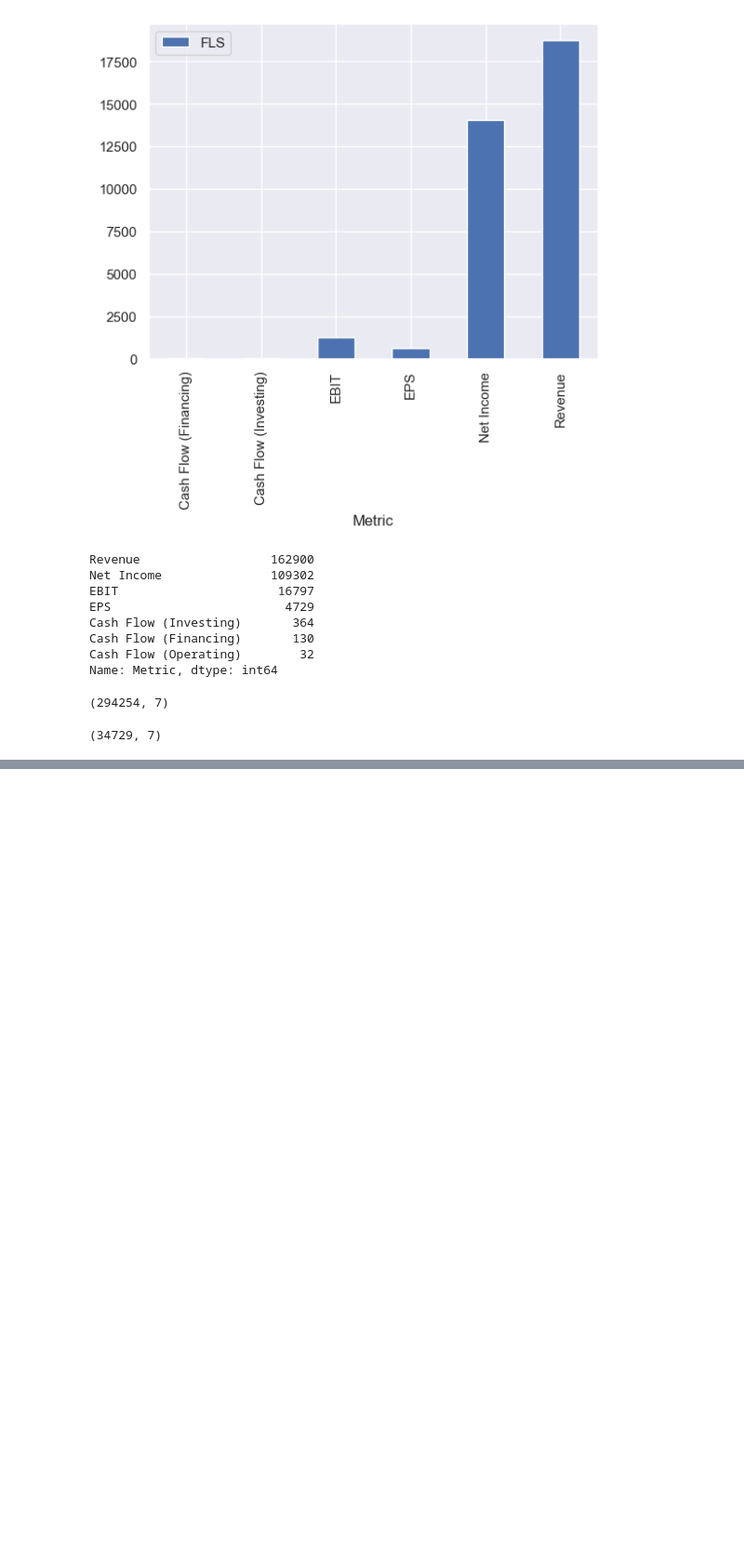
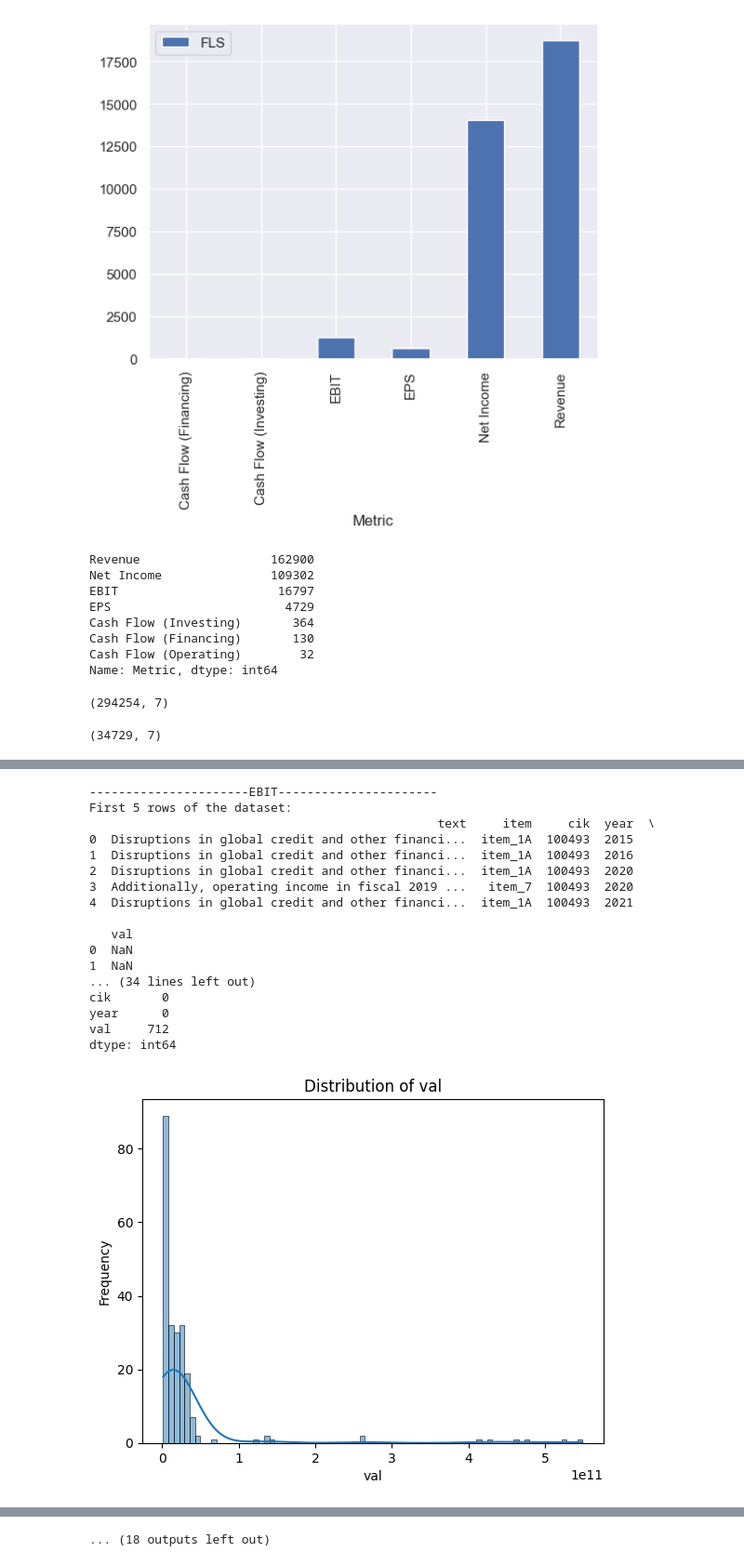
Before and after one commit to nkhanhle23/thesis, a Jupyter notebook: notebooks/eda.ipynb, the cells around one changed output, grey strips where cells are left out. Shown at 93% size. Saved outputs shown, nothing was run; the diff lists cells and outputs as text; code cells hidden in the pictures; blank space fills up the shorter version.

```diff
--- a/notebooks/eda.ipynb
+++ b/notebooks/eda.ipynb
@@ -168,0 +420,6 @@ df_fls.shape
+# %%
+# Get all csv files from finbert_data folder
+fb_file_path = '../datasets/finbert_data/'
+fb_files = [file for file in os.listdir(fb_file_path) if file.endswith('.csv')]
+fb_files.sort()
+fb_files
@@ -168,0 +549,73 @@ df_fls.shape
+# %%
+for file in fb_files:
+    data = pd.read_csv(fb_file_path + file)
+    metric_name = file.split('.')[0]
+    print(f'----------------------{metric_name}----------------------')
+    # Overview of data
+
+    # Display the first few rows of the dataset
+    print("First 5 rows of the dataset:")
+    print(data.head())
+    print("\n")
+
+    # Get basic information about the dataset
+    print("Basic information of the dataset:")
+    print(data.info())
+    print("\n")
+
+    # Summary statistics for numerical columns
+    print("Summary statistics for numerical columns:")
+    print(data.describe())
+
+    # Check for missing values
+    print("Missing values in the dataset:")
+    print(data.isnull().sum())
+
+    # Data visualizations
+
+
+    # Distribution of 'val'
+    sns.histplot(data['val'], kde=True)
+    plt.title('Distribution of val')
+    plt.xlabel('val')
+    plt.ylabel('Frequency')
+    plt.show()
+
+    # Boxplot for 'val' to identify outliers
+    sns.boxplot(x=data['val'])
+    plt.title('Boxplot of val')
+    plt.xlabel('val')
+    plt.show()
+
+
+    # Distribution of 'val'
+    sns.histplot(data['val'], kde=True)
+    plt.title('Distribution of val')
+    plt.xlabel('val')
+    plt.ylabel('Frequency')
+    plt.show()
+
+    # Boxplot for 'val' to identify outliers
+    sns.boxplot(x=data['val'])
+    plt.title('Boxplot of val')
+    plt.xlabel('val')
+    plt.show()
+# %% [output]
+----------------------EBIT----------------------
+First 5 rows of the dataset:
+                                                text     item     cik  year  \
+0  Disruptions in global credit and other financi...  item_1A  100493  2015
+1  Disruptions in global credit and other financi...  item_1A  100493  2016
+2  Disruptions in global credit and other financi...  item_1A  100493  2020
+3  Additionally, operating income in fiscal 2019 ...   item_7  100493  2020
+4  Disruptions in global credit and other financi...  item_1A  100493  2021
+
+   val
+0  NaN
+1  NaN
+... (34 lines left out)
+cik       0
+year      0
+val     712
+dtype: int64
+[figure, added]
@@ -168,0 +664 @@ df_fls.shape
+... (18 outputs left out)
```
Also changed, not shown: parts of 22 cells of this notebook, 2 other files.
